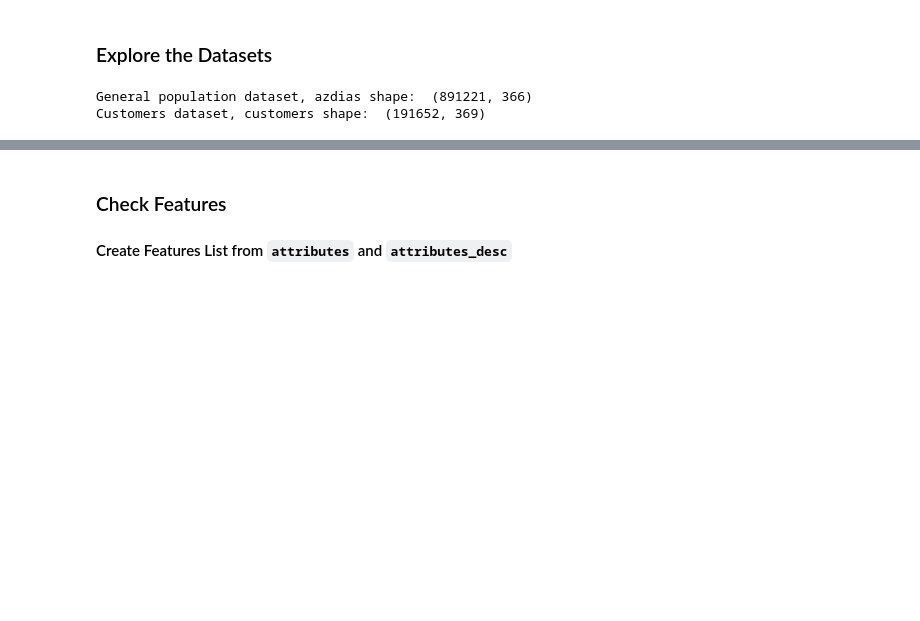
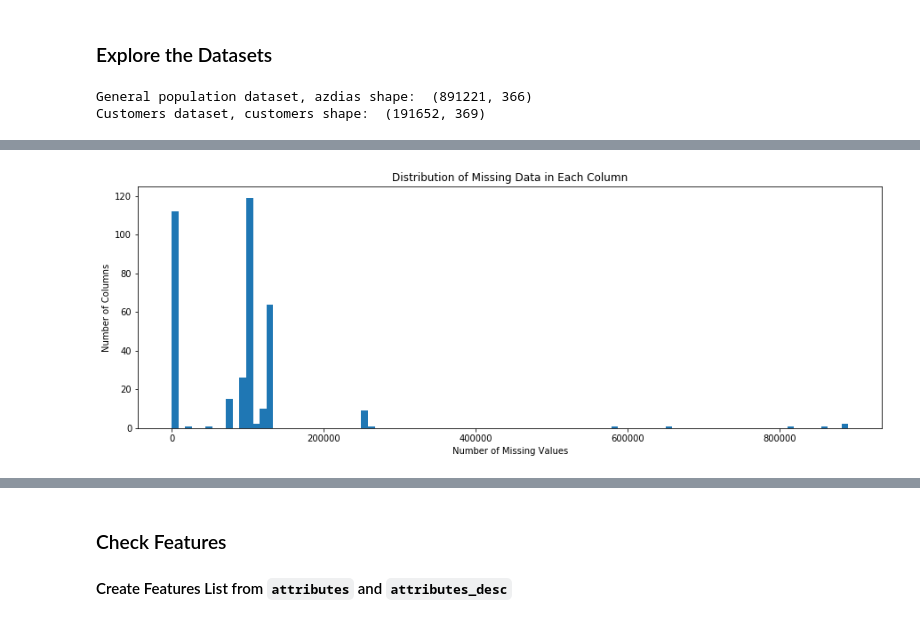
Before and after one commit to rezaabdullah/data_science_portfolio, a Jupyter notebook: capstone/Arvato_Project_Workbook_Draft.ipynb, the cells around one changed output, grey strips where cells are left out. Cells and saved outputs as stored; diff of their text form; code cells hidden in the pictures; blank space fills up the shorter version.

```diff
--- a/capstone/Arvato_Project_Workbook_Draft.ipynb
+++ b/capstone/Arvato_Project_Workbook_Draft.ipynb
@@ -149,3 +140,16 @@ Wall time: 1.8 s
 | D19_VERSAND_ONLINE_DATUM | 191652 | 10 | 0 | 0.000 |
 | ALTERSKATEGORIE_GROB | 191652 | 5 | 0 | 0.000 |
 369 rows × 4 columns
+# %%
+# Check the NaN count for each features on azdias
+nan_count_column_azdias = azdias.isnull().sum()
+
+# Plot the distribution of missing or unknown data for each column
+plt.figure(figsize=(15,5))
+plt.title("Distribution of Missing Data in Each Column")
+plt.hist(nan_count_column_azdias, bins=100)
+plt.ylabel("Number of Columns")
+plt.xlabel("Number of Missing Values")
+plt.show()
+# %% [output]
+[figure, added]
```
Also changed, not shown: parts of 17 cells of this notebook.
